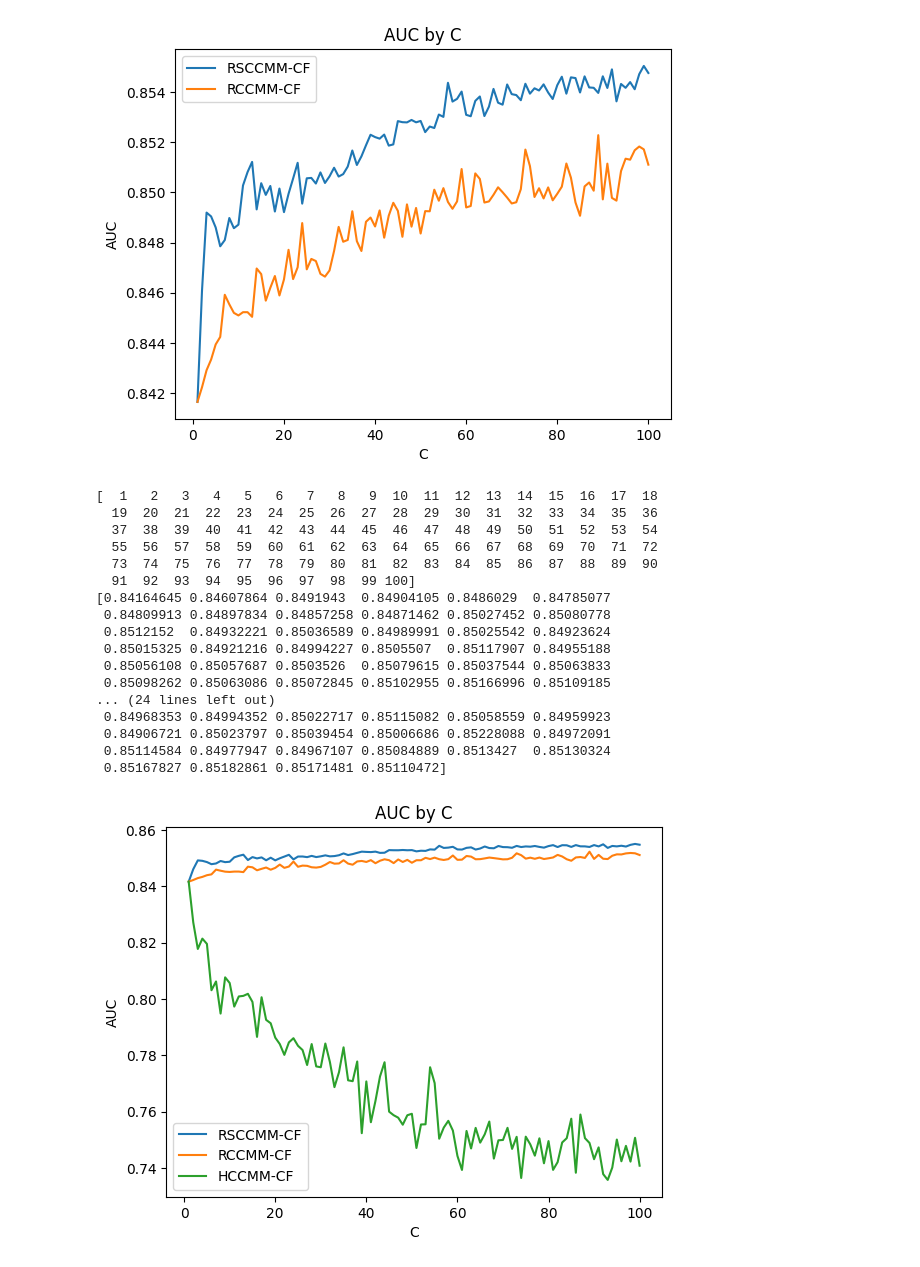
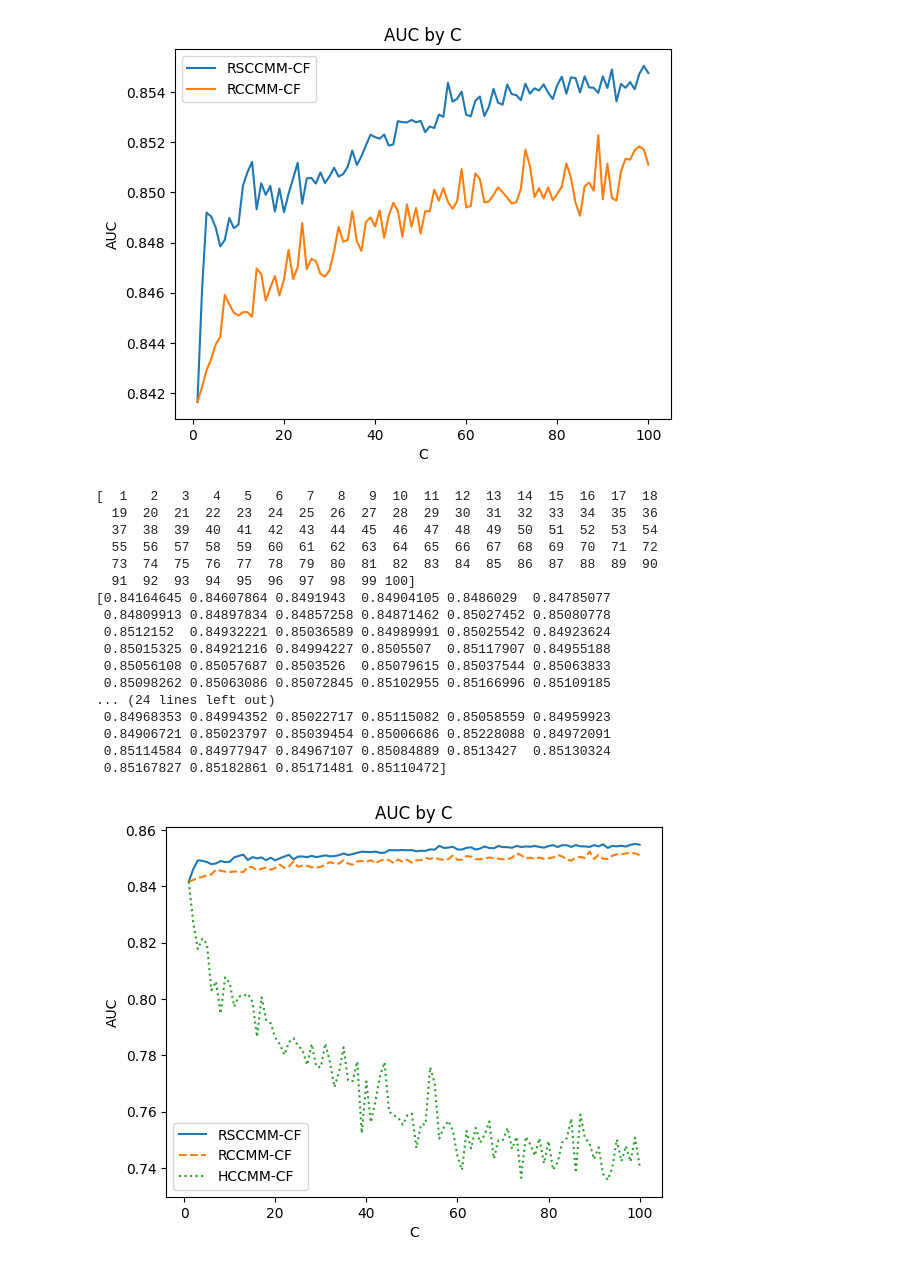
Before and after one commit to kimisuke0503/colab-research, a Jupyter notebook: needs_scan_panel/needs_RSCCMM_CF_compare.ipynb, the cells around one changed output. Cells and saved outputs as stored; diff of their text form; code cells hidden in the pictures.

```diff
--- a/needs_scan_panel/needs_RSCCMM_CF_compare.ipynb
+++ b/needs_scan_panel/needs_RSCCMM_CF_compare.ipynb
@@ -296,34 +296,34 @@ print(input_x_C_list)
 print(input_y_RSCCMM_auc_ave)
 print(input_y_RCCMM_auc_ave)
 
 
-plt.plot(input_x_C_list, input_y_RSCCMM_auc_ave, label="RSCCMM-CF")
-plt.plot(input_x_C_list, input_y_RCCMM_auc_ave, label="RCCMM-CF")
-plt.plot(input_x_C_list, input_y_HCCMM_auc_ave, label="HCCMM-CF")
+plt.plot(input_x_C_list, input_y_RSCCMM_auc_ave, "-", label="RSCCMM-CF")
+plt.plot(input_x_C_list, input_y_RCCMM_auc_ave, "--", label="RCCMM-CF")
+plt.plot(input_x_C_list, input_y_HCCMM_auc_ave, ":", label="HCCMM-CF")
 
 #plt.xticks(x_C, x_C)
 plt.legend()
 plt.title('AUC by C')
 plt.xlabel('C')
 plt.ylabel('AUC')
 #plt.grid(True)
 plt.savefig(f"{name}.png", format="png", dpi=300)
 # %% [output]
 [  1   2   3   4   5   6   7   8   9  10  11  12  13  14  15  16  17  18
   19  20  21  22  23  24  25  26  27  28  29  30  31  32  33  34  35  36
   37  38  39  40  41  42  43  44  45  46  47  48  49  50  51  52  53  54
   55  56  57  58  59  60  61  62  63  64  65  66  67  68  69  70  71  72
   73  74  75  76  77  78  79  80  81  82  83  84  85  86  87  88  89  90
   91  92  93  94  95  96  97  98  99 100]
 [0.84164645 0.84607864 0.8491943  0.84904105 0.8486029  0.84785077
  0.84809913 0.84897834 0.84857258 0.84871462 0.85027452 0.85080778
  0.8512152  0.84932221 0.85036589 0.84989991 0.85025542 0.84923624
  0.85015325 0.84921216 0.84994227 0.8505507  0.85117907 0.84955188
  0.85056108 0.85057687 0.8503526  0.85079615 0.85037544 0.85063833
  0.85098262 0.85063086 0.85072845 0.85102955 0.85166996 0.85109185
 ... (24 lines left out)
  0.84968353 0.84994352 0.85022717 0.85115082 0.85058559 0.84959923
  0.84906721 0.85023797 0.85039454 0.85006686 0.85228088 0.84972091
  0.85114584 0.84977947 0.84967107 0.85084889 0.8513427  0.85130324
  0.85167827 0.85182861 0.85171481 0.85110472]
-[figure, old version]
+[figure, new version]
```
Also changed, not shown: parts of 2 cells of this notebook.
